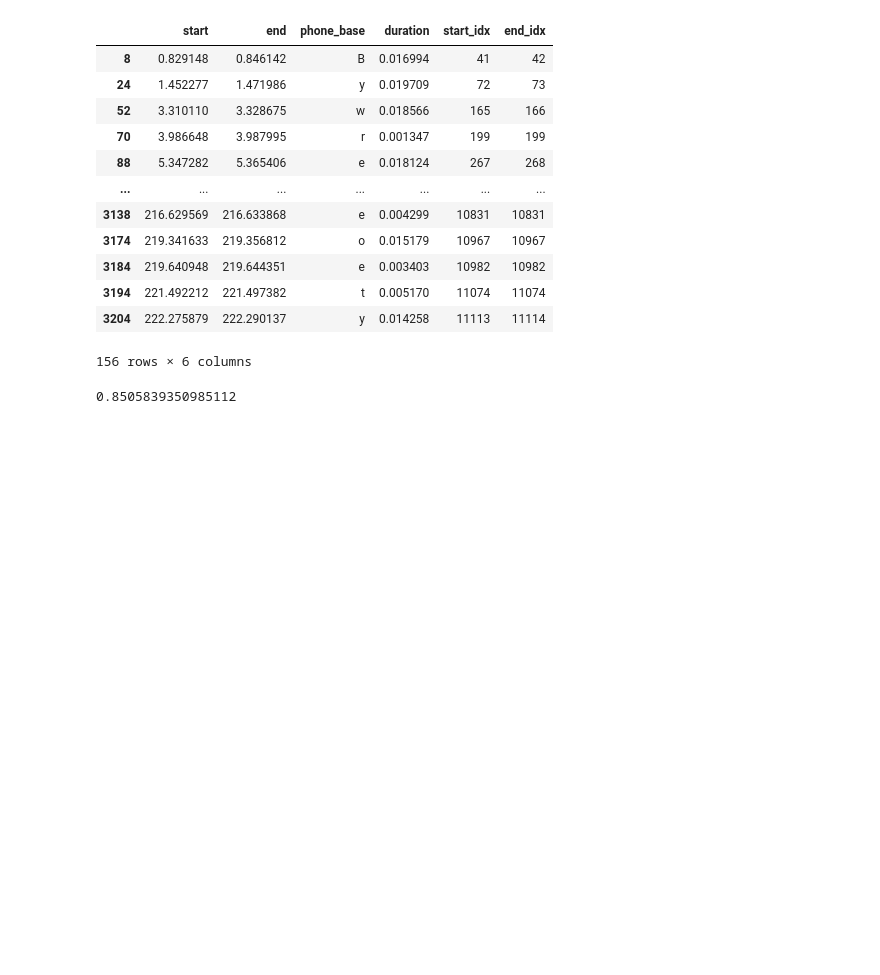
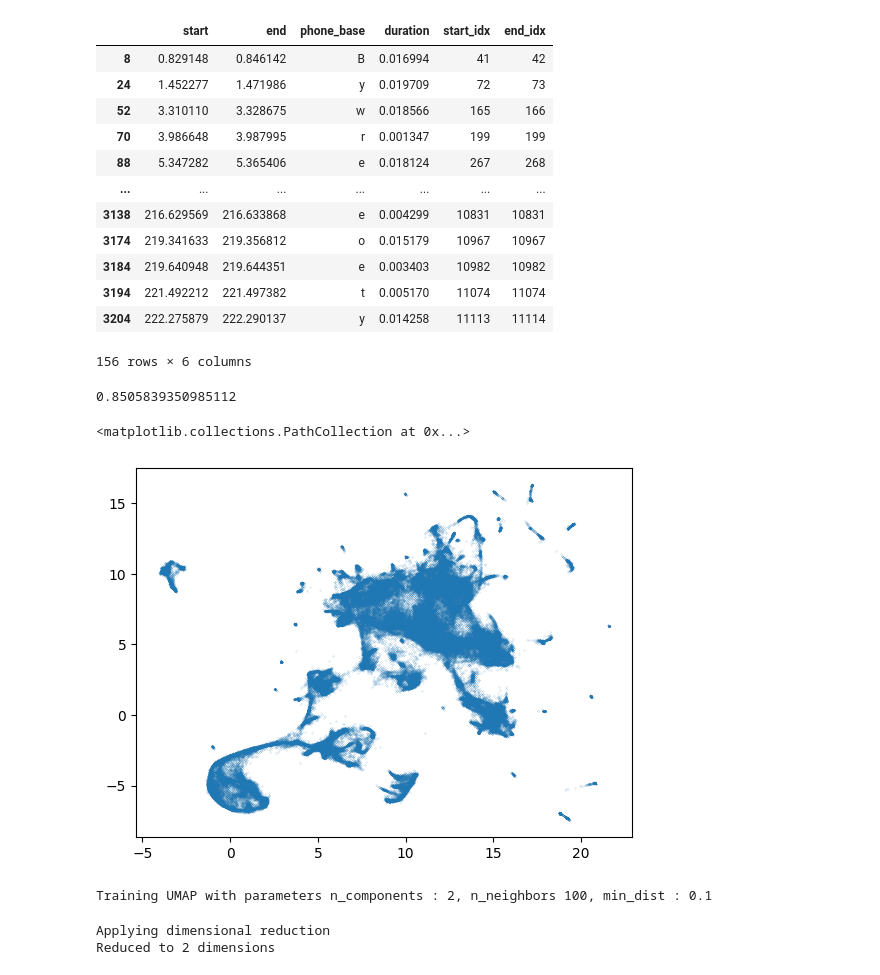
Before and after one commit to BSCCNS/Applio_LS, a Jupyter notebook: develop_nb/transitions.ipynb, the cells around one changed output. Saved outputs shown, nothing was run; the diff lists cells and outputs as text; code cells hidden in the pictures; blank space fills up the shorter version.

```diff
--- a/develop_nb/transitions.ipynb
+++ b/develop_nb/transitions.ipynb
@@ -59,3 +59,13 @@ df_clean = df_annotated_trans[mask1 & mask2]
 len(df_clean)/len(df_annotated_trans)
 # %% [output]
 0.8505839350985112
+# %%
+feat_path = '/Users/tomasandrade/Documents/BSC/ICHOIR/applio/Applio_LS/experiments/maria_v6/feat_2d/feat_2d_layer_12.csv'
+df_anotated_12 = pd.read_csv(feat_path, index_col=0)
+# %%
+plt.scatter(df_anotated_12['x'],
+            df_anotated_12['y'],
+            s = 0.01)
+# %% [output]
+<matplotlib.collections.PathCollection at 0x...>
+[figure, added]
@@ -61,0 +82,21 @@ len(df_clean)/len(df_annotated_trans)
+# %%
+umap2 = u.train_umap(
+        df_anotated_all,
+        exclude_phones = ['SP'],
+        n_components=2,
+        n_neighbors=100,
+        min_dist=0.1,
+        metric = 'cosine',
+        normalize_vectors=True,
+        save_model = False,
+        folder = None)
+# %% [output]
+Training UMAP with parameters n_components : 2, n_neighbors 100, min_dist : 0.1
+# %%
+df_proj_anotated = u.make_proj_anotated_feat_df(df_anotated_all,
+                                                umap2,
+                                                save_df = False,
+                                                folder = None)
+# %% [output]
+Applying dimensional reduction
+Reduced to 2 dimensions
```
Also changed, not shown: parts of 13 cells of this notebook, 2 other files.
